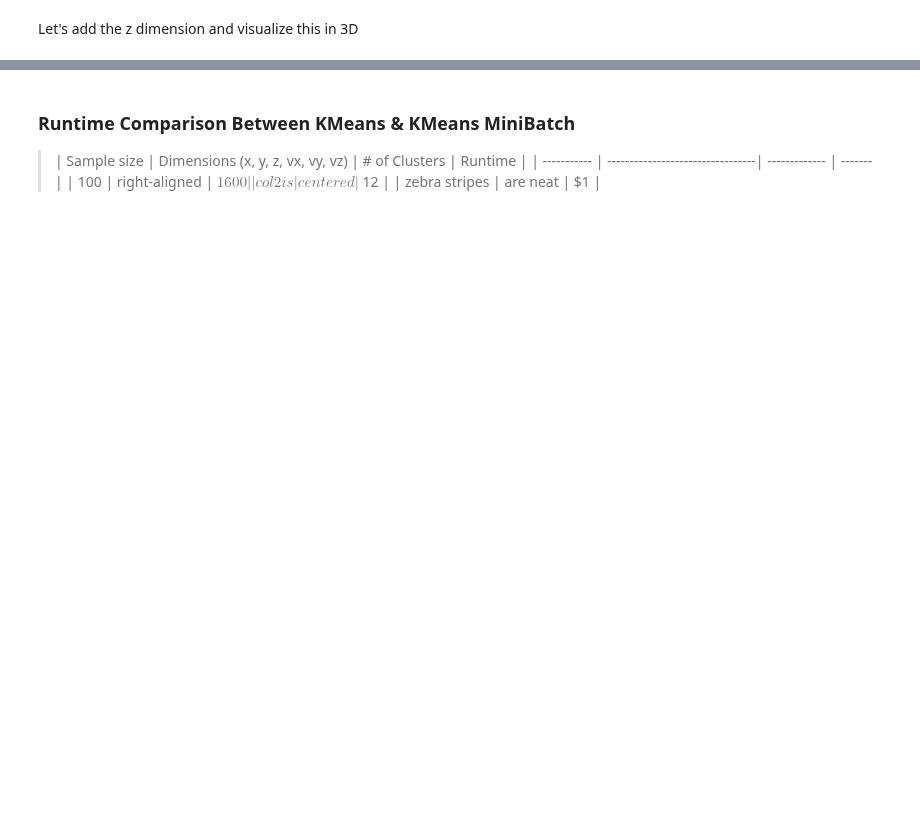
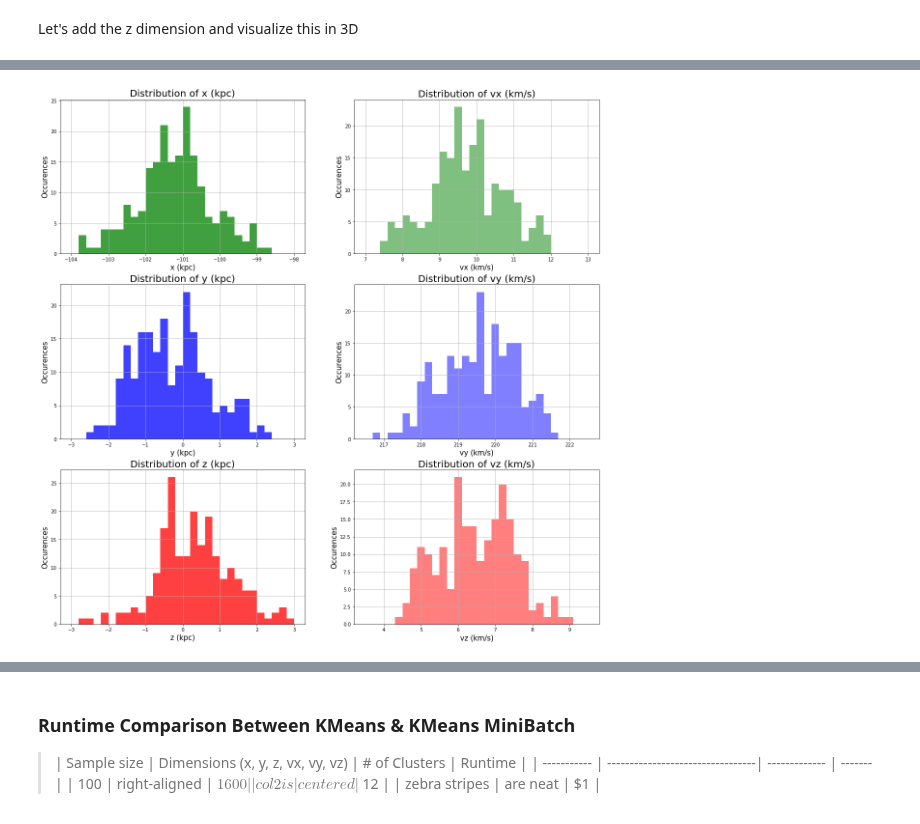
Before and after one commit to mwbub/Gaia-I3, a Jupyter notebook: Code/k_means/Defining_kmeans.ipynb, the cells around one changed output, grey strips where cells are left out. Saved outputs shown, nothing was run; the diff lists cells and outputs as text; code cells hidden in the pictures; blank space fills up the shorter version.

```diff
--- a/Code/k_means/Defining_kmeans.ipynb
+++ b/Code/k_means/Defining_kmeans.ipynb
@@ -143,0 +328,80 @@ plt.show()
+# %%
+fig = plt.figure(figsize=(20, 20))
+gs = gridspec.GridSpec(3, 2)
+
+ax1 = fig.add_subplot(gs[0])
+std_x = np.std(samples[:, 0])
+iqr_x = iqr(samples[:, 0])
+
+n, bins, patches = plt.hist(np.divide(samples[:, 0].flatten(), std_x), bins=30, range=(-104, -98), facecolor='green', alpha=0.75)
+plt.xlabel('x (kpc)', fontsize=15)
+plt.ylabel('Occurences', fontsize=15)
+#plt.text(-11, 113, r'$\sigma={:.2f}$'.format(std_x), fontsize=15)
+#plt.text(-11, 103, r'$IQR={:.2f}$'.format(iqr_x), fontsize=15)
+plt.title('Distribution of x (kpc)', fontsize=20)
+
+plt.grid(True)
+
+ax2 = fig.add_subplot(gs[1])
+std_vx = np.std(samples[:, 3])
+iqr_vx = iqr(samples[:, 3])
+
+n, bins, patches = plt.hist(np.divide(samples[:, 3].flatten(), std_vx), bins=30, range=(7, 13), facecolor='green', alpha=0.5)
+plt.xlabel('vx (km/s)', fontsize=15)
+plt.ylabel('Occurences', fontsize=15)
+#plt.text(8, 13, r'$\sigma={:.2f}$'.format(std_vx), fontsize=15)
+#plt.text(8, 12, r'$IQR={:.2f}$'.format(iqr_vx), fontsize=15)
+plt.title('Distribution of vx (km/s)', fontsize=20)
+plt.grid(True)
+
+ax3 = fig.add_subplot(gs[2])
+std_y = np.std(samples[:, 1])
+iqr_y = iqr(samples[:, 1])
+
+n, bins, patches = plt.hist(np.divide(samples[:, 1].flatten(), std_y), bins=30, range=(-3, 3), facecolor='blue', alpha=0.75)
+plt.xlabel('y (kpc)', fontsize=15)
+plt.ylabel('Occurences', fontsize=15)
+#plt.text(-3, 65, r'$\sigma={:.2f}$'.format(std_y), fontsize=15)
+#plt.text(-3, 60, r'$IQR={:.2f}$'.format(iqr_y), fontsize=15)
+plt.title('Distribution of y (kpc)', fontsize=20)
+plt.grid(True)
+
+ax4 = fig.add_subplot(gs[3])
+std_vy = np.std(samples[:, 4])
+iqr_vy = iqr(samples[:, 4])
+
+n, bins, patches = plt.hist(np.divide(samples[:, 4].flatten(), std_vy), bins=30, range=(216.5, 222.5), facecolor='blue', alpha=0.5)
+plt.xlabel('vy (km/s)', fontsize=15)
+plt.ylabel('Occurences', fontsize=15)
+#plt.text(229, 11, r'$\sigma={:.2f}$'.format(std_vy), fontsize=15)
+#plt.text(229, 10, r'$IQR={:.2f}$'.format(iqr_vy), fontsize=15)
+plt.title('Distribution of vy (km/s)', fontsize=20)
+plt.grid(True)
+
+ax5 = fig.add_subplot(gs[4])
+std_z = np.std(samples[:, 2])
+iqr_z = iqr(samples[:, 2])
+
+n, bins, patches = plt.hist(np.divide(samples[:, 2].flatten(), std_z), bins=30, range=(-3, 3), facecolor='red', alpha=0.75)
+plt.xlabel('z (kpc)', fontsize=15)
+plt.ylabel('Occurences', fontsize=15)
+#plt.text(-3, 95, r'$\sigma={:.2f}$'.format(std_z), fontsize=15)
+#plt.text(-3, 88, r'$IQR={:.2f}$'.format(iqr_x), fontsize=15)
+plt.title('Distribution of z (kpc)', fontsize=20)
+plt.grid(True)
+
+ax6 = fig.add_subplot(gs[5])
+std_vz = np.std(samples[:, 5])
+iqr_vz = iqr(samples[:, 5])
+
+n, bins, patches = plt.hist(np.divide(samples[:, 5].flatten(), std_vz), bins=30, range=(3.5, 9.5), facecolor='red', alpha=0.5)
+plt.xlabel('vz (km/s)', fontsize=15)
+plt.ylabel('Occurences', fontsize=15)
+#plt.text(4, 15, r'$\sigma={:.2f}$'.format(std_vz), fontsize=15)
+#plt.text(4, 14, r'$IQR={:.2f}$'.format(iqr_vz), fontsize=15)
+plt.title('Distribution of vz (km/s)', fontsize=20)
+plt.grid(True)
+
+plt.show()
+# %% [output]
+[figure, added]
```
Also changed, not shown: parts of 25 cells of this notebook, 7 other files.
